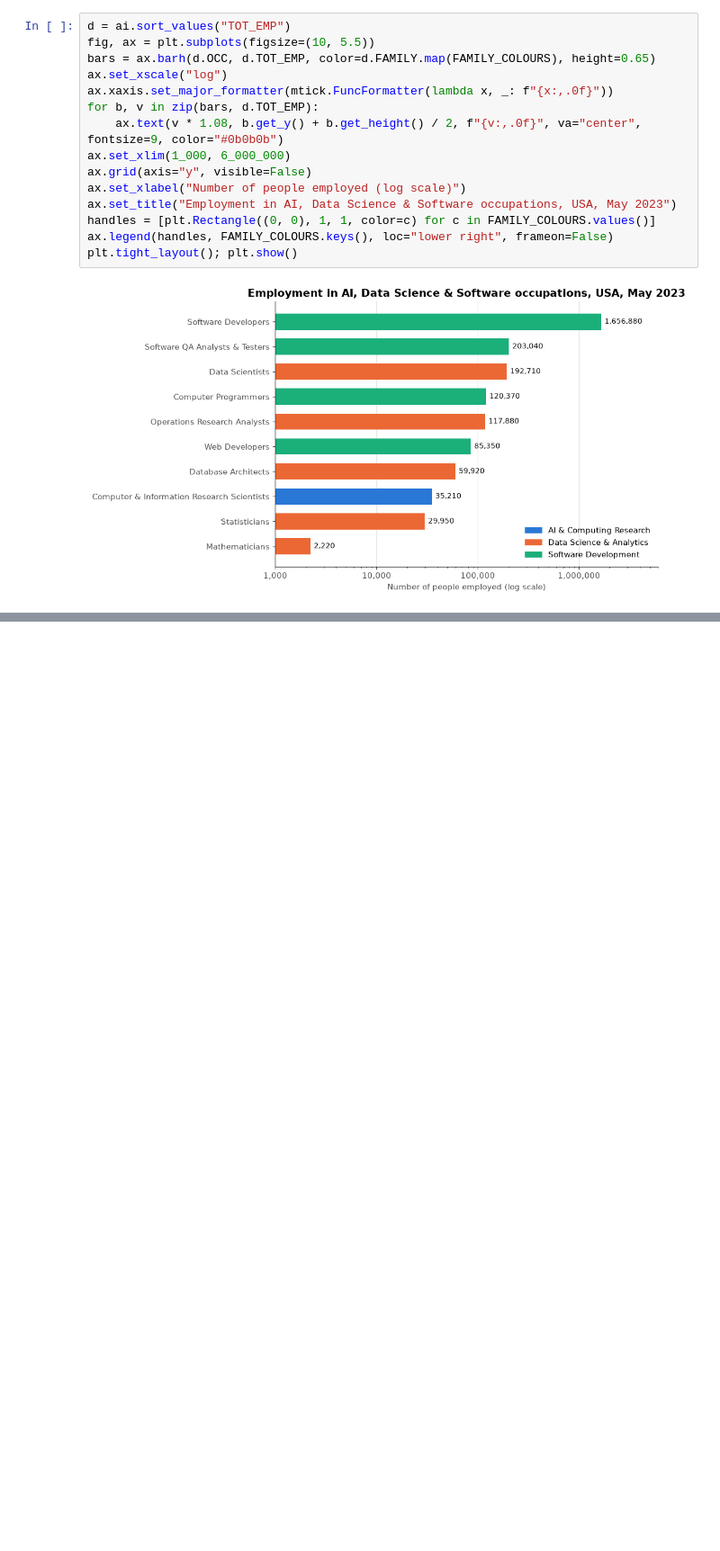
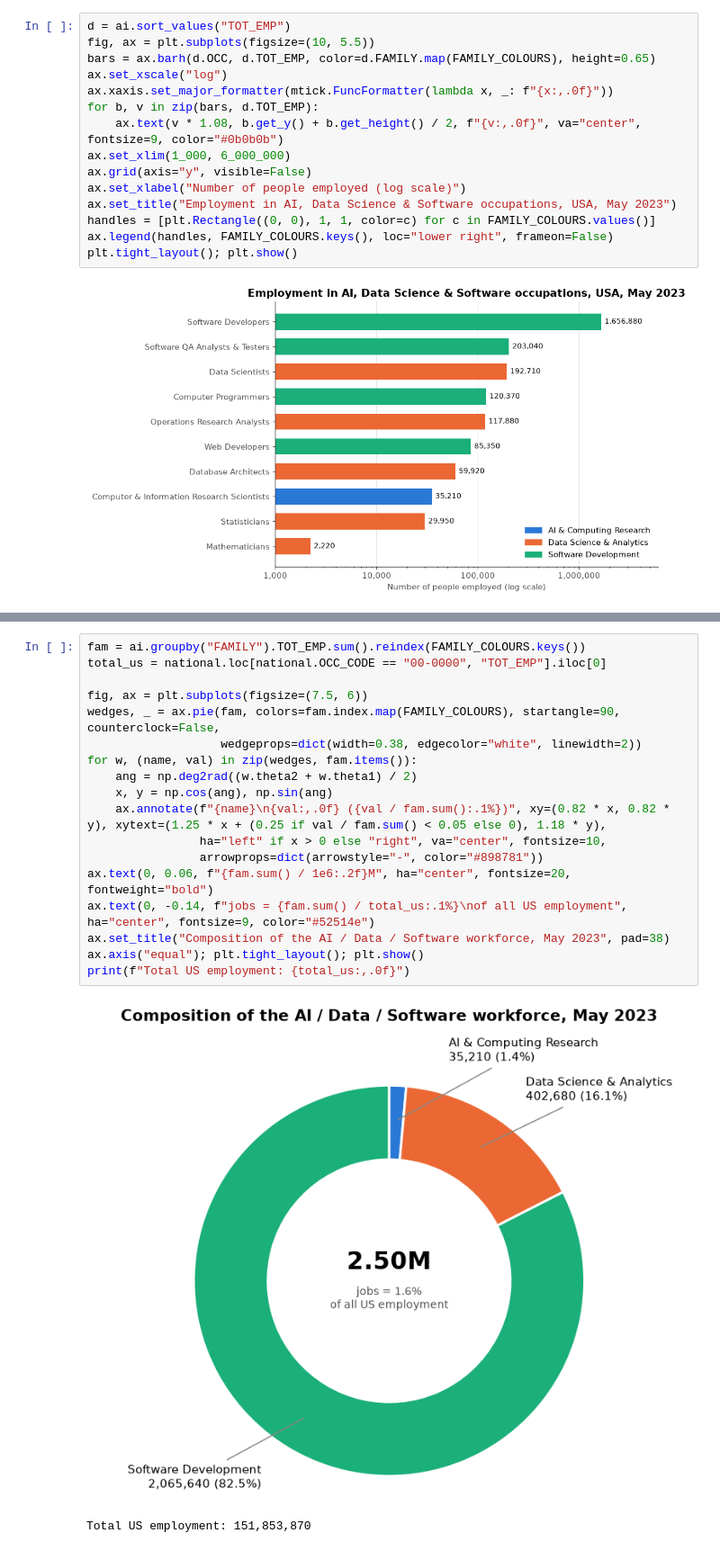
Before and after one commit to RhuanMendanha/CA01-Data-Visualisation-and-Communication-, a Jupyter notebook: CA01 - Employment Visualisation.ipynb, the cells around one changed output, grey strips where cells are left out. Shown at 90% size. Saved outputs shown, nothing was run; the diff lists cells and outputs as text; blank space fills up the shorter version.

Commit message:
add workforce composition donut chart

```diff
--- a/CA01 - Employment Visualisation.ipynb
+++ b/CA01 - Employment Visualisation.ipynb
@@ -168,0 +175,21 @@ Computer and information research scientists hold the closest position to AI res
+# %%
+fam = ai.groupby("FAMILY").TOT_EMP.sum().reindex(FAMILY_COLOURS.keys())
+total_us = national.loc[national.OCC_CODE == "00-0000", "TOT_EMP"].iloc[0]
+
+fig, ax = plt.subplots(figsize=(7.5, 6))
+wedges, _ = ax.pie(fam, colors=fam.index.map(FAMILY_COLOURS), startangle=90, counterclock=False,
+                   wedgeprops=dict(width=0.38, edgecolor="white", linewidth=2))
+for w, (name, val) in zip(wedges, fam.items()):
+    ang = np.deg2rad((w.theta2 + w.theta1) / 2)
+    x, y = np.cos(ang), np.sin(ang)
+    ax.annotate(f"{name}\n{val:,.0f} ({val / fam.sum():.1%})", xy=(0.82 * x, 0.82 * y), xytext=(1.25 * x + (0.25 if val / fam.sum() < 0.05 else 0), 1.18 * y),
+                ha="left" if x > 0 else "right", va="center", fontsize=10,
+                arrowprops=dict(arrowstyle="-", color="#898781"))
+ax.text(0, 0.06, f"{fam.sum() / 1e6:.2f}M", ha="center", fontsize=20, fontweight="bold")
+ax.text(0, -0.14, f"jobs = {fam.sum() / total_us:.1%}\nof all US employment", ha="center", fontsize=9, color="#52514e")
+ax.set_title("Composition of the AI / Data / Software workforce, May 2023", pad=38)
+ax.axis("equal"); plt.tight_layout(); plt.show()
+print(f"Total US employment: {total_us:,.0f}")
+# %% [output]
+[figure, added]
+Total US employment: 151,853,870
```
Also changed, not shown: parts of 3 cells of this notebook.
